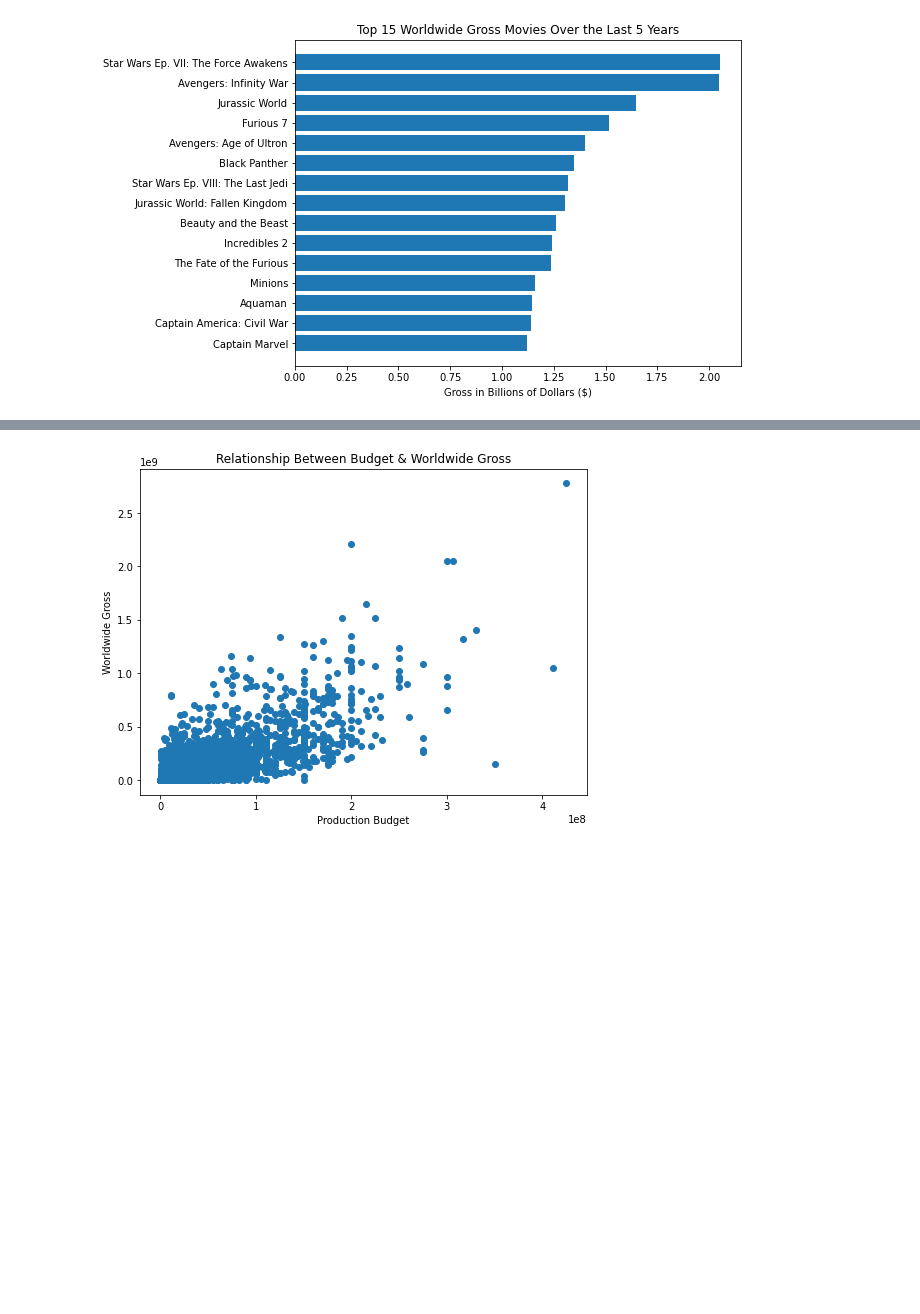
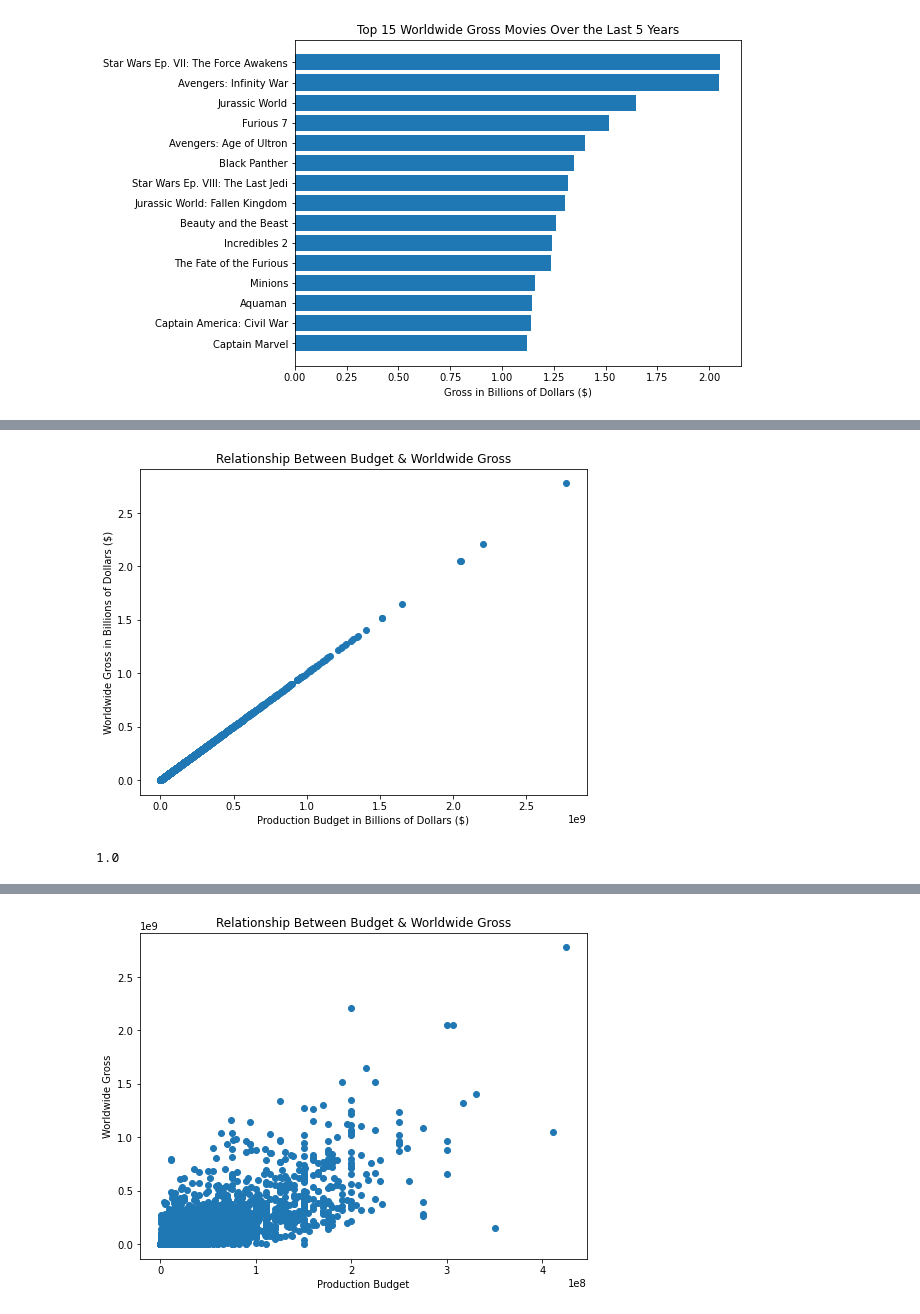
Before and after one commit to epradojr/Microsoft-Movie-Studio-Business-Proposition, a Jupyter notebook: Phase1-Project-Hatice.ipynb, the cells around one changed output, grey strips where cells are left out. Cells and saved outputs as stored; diff of their text form; code cells hidden in the pictures; blank space fills up the shorter version.

```diff
--- a/Phase1-Project-Hatice.ipynb
+++ b/Phase1-Project-Hatice.ipynb
@@ -220,0 +256,13 @@ In order to understand if production budget has any relationship with worldwide
+# %%
+fig, ax = plt.subplots(figsize=(8, 6))
+ax.scatter(x = production_budget, y = worldwide_gross)
+ax.set_title('Relationship Between Budget & Worldwide Gross')
+ax.set_xlabel('Production Budget in Billions of Dollars ($)')
+ax.set_ylabel('Worldwide Gross in Billions of Dollars ($)');
+# %% [output]
+[figure, added]
+# %%
+import numpy as np
+np.corrcoef(production_budget, worldwide_gross)[0,1]
+# %% [output]
+1.0
```
Also changed, not shown: parts of 20 cells of this notebook, 1 other file.
